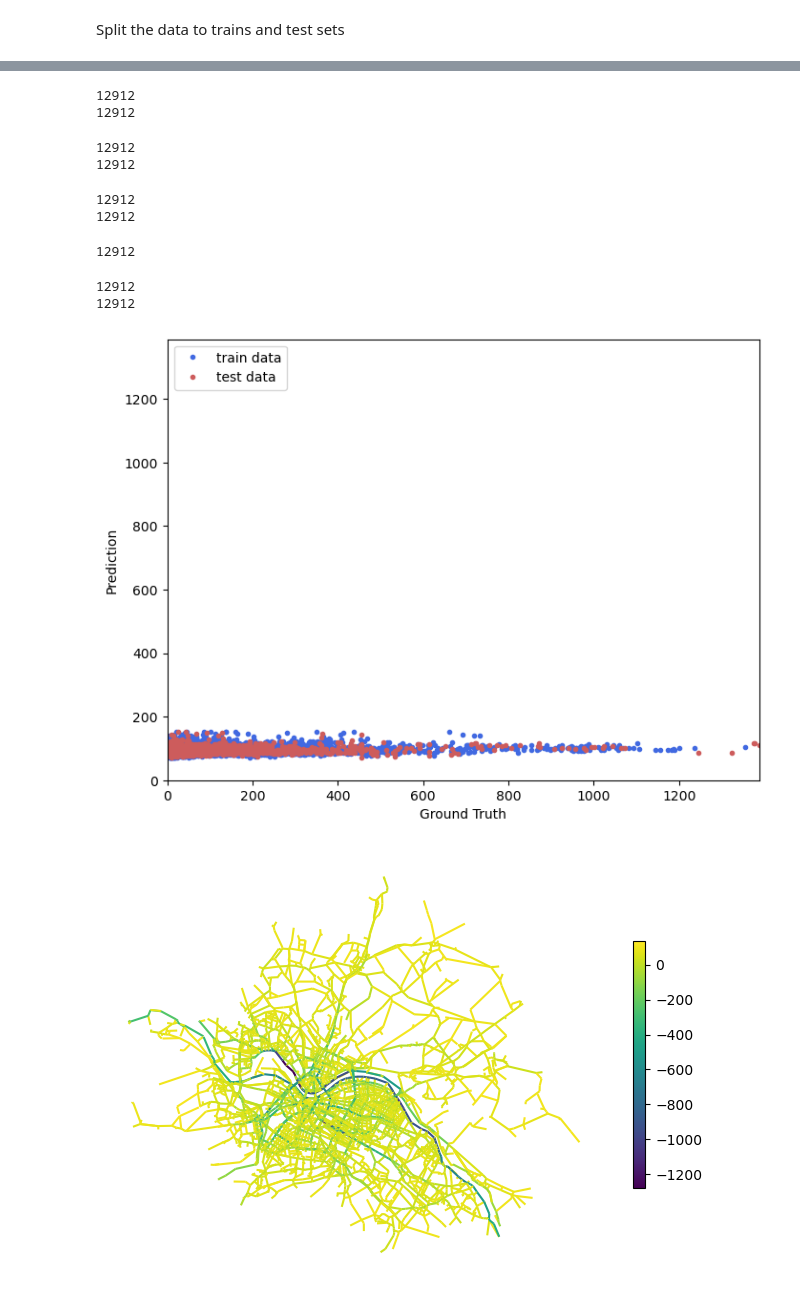
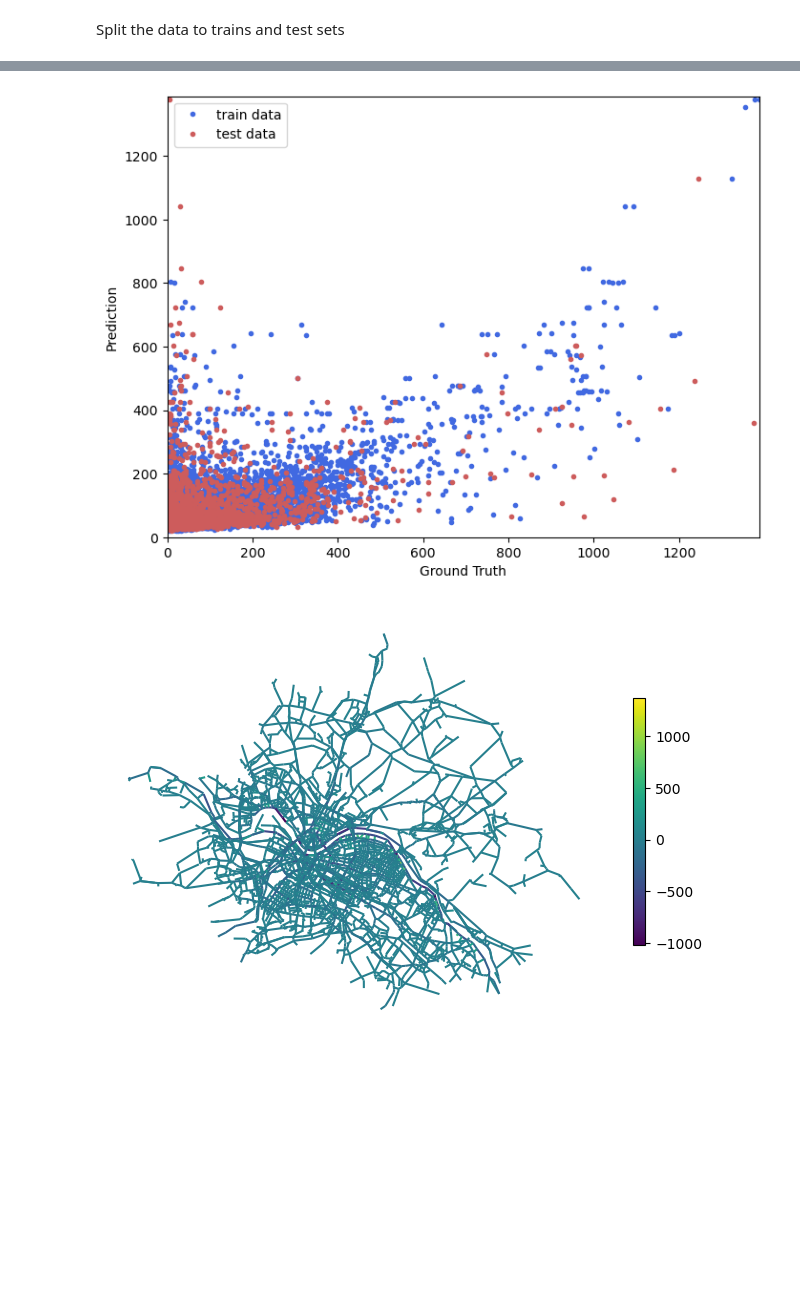
Before and after one commit to Wen-ChuangChou/Predict-Bike-Traffic, a Jupyter notebook: GATConv_FA_batch.ipynb, the cells around one changed output, grey strips where cells are left out. Drawn from its saved outputs; the diff is of its cells as text; code cells hidden in the pictures; blank space fills up the shorter version.

Commit message:
Fix tqdm to avoid creating new lines

```diff
--- a/GATConv_FA_batch.ipynb
+++ b/GATConv_FA_batch.ipynb
@@ -25,7 +25,8 @@ import numpy as np
 import torch
 from matplotlib.animation import FuncAnimation
 from shapely import LineString
-from tqdm import tqdm
+# from tqdm import tqdm
+from tqdm.notebook import tqdm
 from torch_geometric.utils.convert import from_networkx
 # from torch_geometric.transforms import NormalizeScale
 
@@ -50,11 +51,10 @@ params = {
     "train_ratio": 0.8,
     "num_hidden_channels": 16,
     "GNN_dropout_rate": 0.1,
-    "head_num": 6,
-    #0:Adam, 1:SGD
+    "head_num": 8,
     "optimizer": OptimizerType.ADAM,  # or OptimizerType.SGD
-    "num_layers": 3,
-    "batch_size": 128,
+    "num_layers": 4,
+    "batch_size": 64,
     #  the learning rate of each parameter group using a cosine annealing schedule
     "scheduler": False
     # "scheduler_gamma": [0.8],
@@ -418,7 +418,7 @@ def animation():
     animation_count += 1
 # %%
 # train parameters
-max_epoch = 10
+max_epoch = 2000
 max_early_stopping_counter = 500
 # best_train_loss = 100000
 best_test_loss = 100000
@@ -488,7 +488,7 @@ with mlflow.start_run() as run:
         mlflow.log_param(f"{optimizer_type.name.lower()}_{key}", value)
 
     # progress_bar = tqdm(max_epoch, desc=f"train epoch", leave=False)
-    progress_bar = tqdm(total=max_epoch, ncols=0, desc="Train", unit=" step")
+    progress_bar = tqdm(total=max_epoch, desc="Train", unit=" step", position=0, leave=True)
 
     try:
         for epoch in range(max_epoch):
@@ -632,11 +631,2 @@ Setting up Adam optimizer with lr: 0.005, betas: (0.9, 0.999), eps: 1e-08, weigh
-12912
-12912
-12912
-12912
-12912
-12912
-12912
-12912
-12912
-[figure, old version]
+[figure, new version]
-[figure, old version]
+[figure, new version]
```
Also changed, not shown: parts of 6 cells of this notebook.
